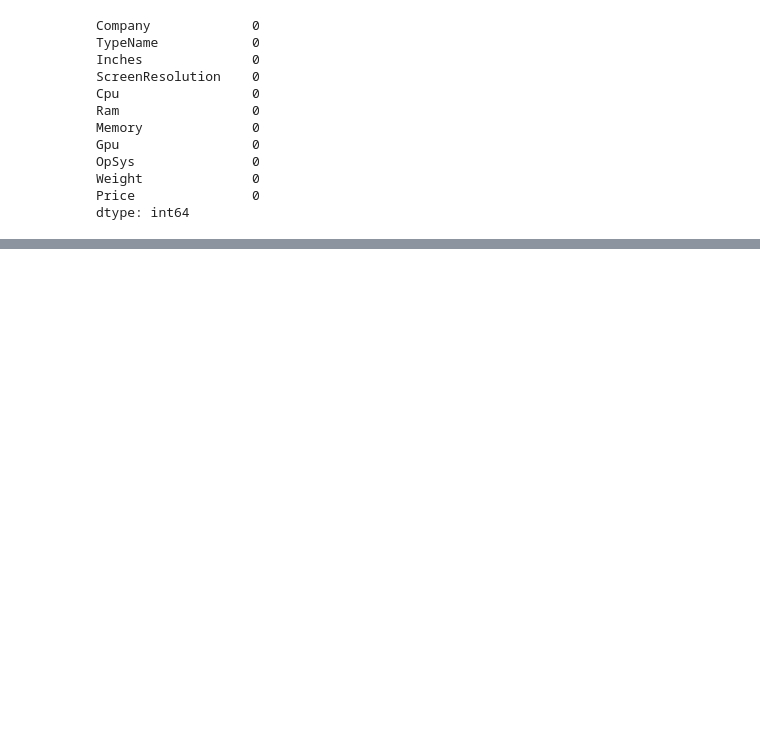
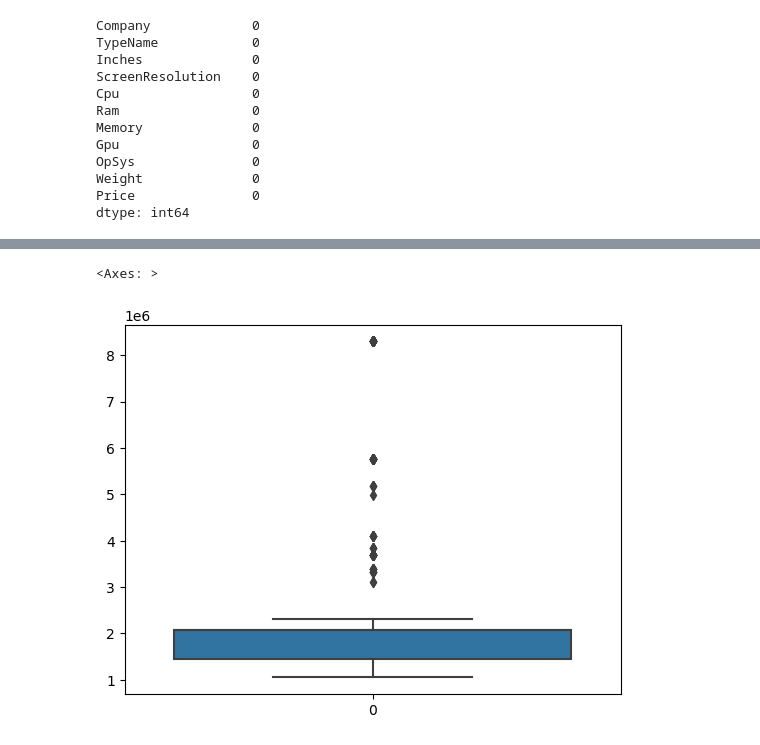
Before and after one commit to ramazannbilen/AI-machine-learning, a Jupyter notebook: Assignments/Laptop Price Prediction/Laptop_price_prediction.ipynb, the cells around one changed output, grey strips where cells are left out. Saved outputs shown, nothing was run; the diff lists cells and outputs as text; code cells hidden in the pictures; blank space fills up the shorter version.

```diff
--- a/Assignments/Laptop Price Prediction/Laptop_price_prediction.ipynb
+++ b/Assignments/Laptop Price Prediction/Laptop_price_prediction.ipynb
@@ -397,0 +426,5 @@ df['Weight_new'] = df['Weight'].str.replace('kg', '').astype(float)
+# %%
+sns.boxplot(df["TotalPixels"])# exists outliers
+# %% [output]
+<Axes: >
+[figure, added]
```
Also changed, not shown: parts of 32 cells of this notebook.
